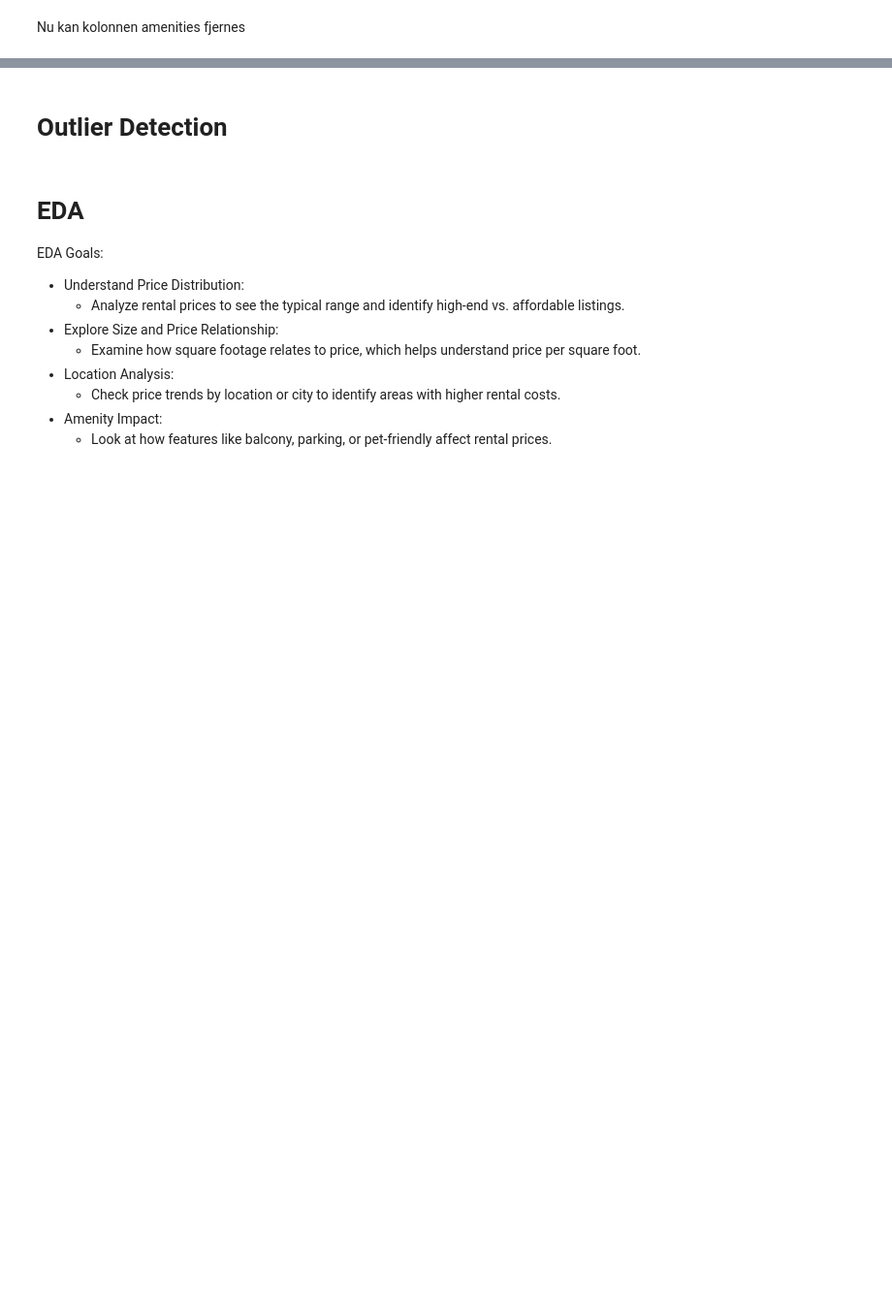
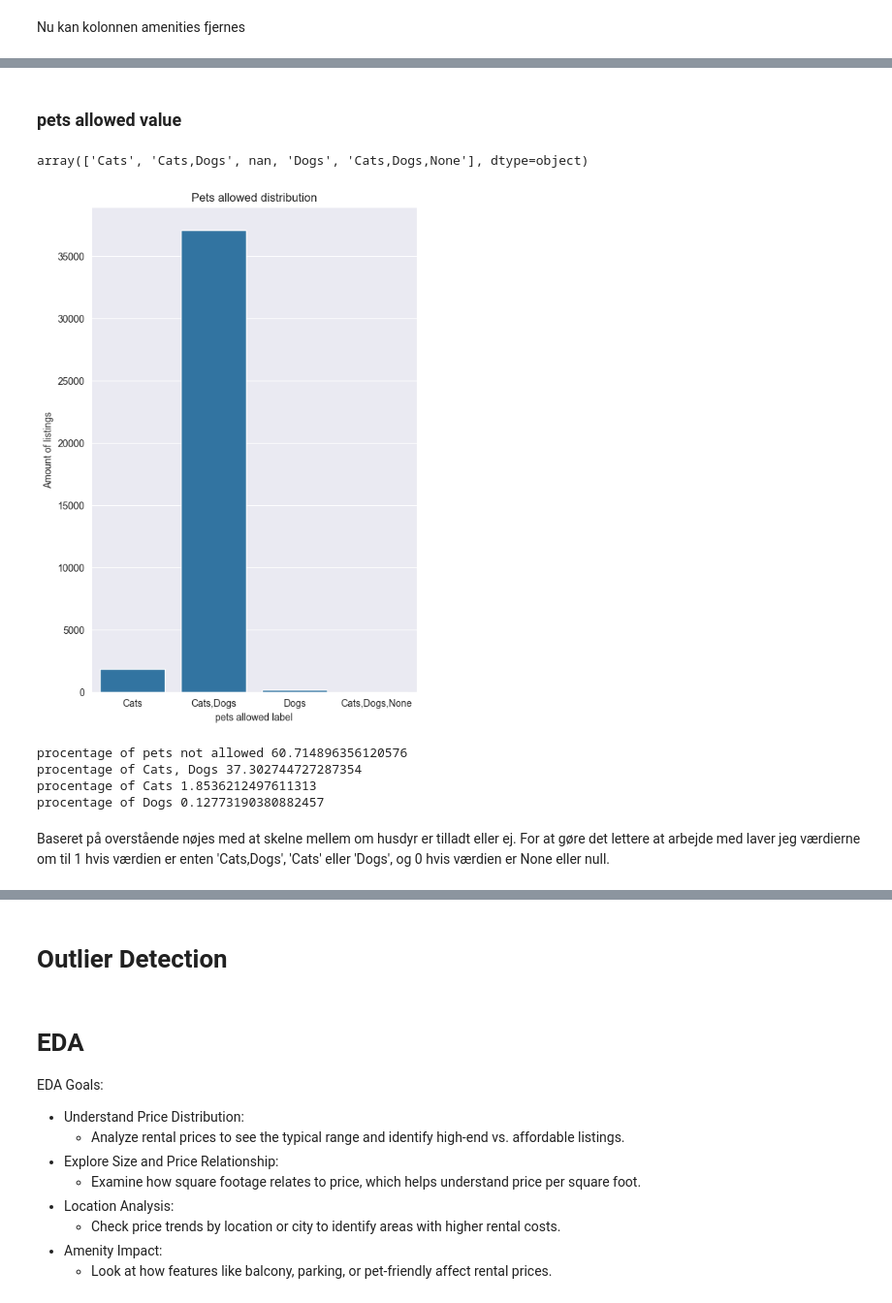
Before and after one commit to Mathias1997/Projekt-Rentprice, a Jupyter notebook: rent_price_exam.ipynb, the cells around one changed output, grey strips where cells are left out. Shown: that part at 97% size. Drawn from its saved outputs; the diff is of its cells as text; code cells hidden in the pictures; blank space fills up the shorter version.

```diff
--- a/rent_price_exam.ipynb
+++ b/rent_price_exam.ipynb
@@ -238,0 +237,27 @@ data
+# %% [markdown]
+### pets allowed value
+# %%
+data['pets_allowed'].unique()
+# %% [output]
+array(['Cats', 'Cats,Dogs', nan, 'Dogs', 'Cats,Dogs,None'], dtype=object)
+# %%
+plt.figure(figsize=(6,9))
+sns.countplot(data, x='pets_allowed')
+plt.xlabel("pets allowed label")
+plt.ylabel("Amount of listings")
+plt.title("Pets allowed distribution")
+plt.show()
+# %% [output]
+[figure, added]
+# %%
+print(f"procentage of pets not allowed {len(data.loc[data['pets_allowed'].isnull()])/(len(data))*100}")
+print(f"procentage of Cats, Dogs {len(data.loc[data['pets_allowed']=='Cats,Dogs'])/(len(data))*100}")
+print(f"procentage of Cats {len(data.loc[data['pets_allowed']=='Cats'])/(len(data))*100}")
+print(f"procentage of Dogs {len(data.loc[data['pets_allowed']=='Dogs'])/(len(data))*100}")
+# %% [output]
+procentage of pets not allowed 60.714896356120576
+procentage of Cats, Dogs 37.302744727287354
+procentage of Cats 1.8536212497611313
+procentage of Dogs 0.12773190380882457
+# %% [markdown]
+Baseret på overstående nøjes med at skelne mellem om husdyr er tilladt eller ej. For at gøre det lettere at arbejde med laver jeg værdierne om til 1 hvis værdien er enten 'Cats,Dogs', 'Cats' eller 'Dogs', og 0 hvis værdien er None eller null.
```
Also changed, not shown: parts of 25 cells of this notebook.
